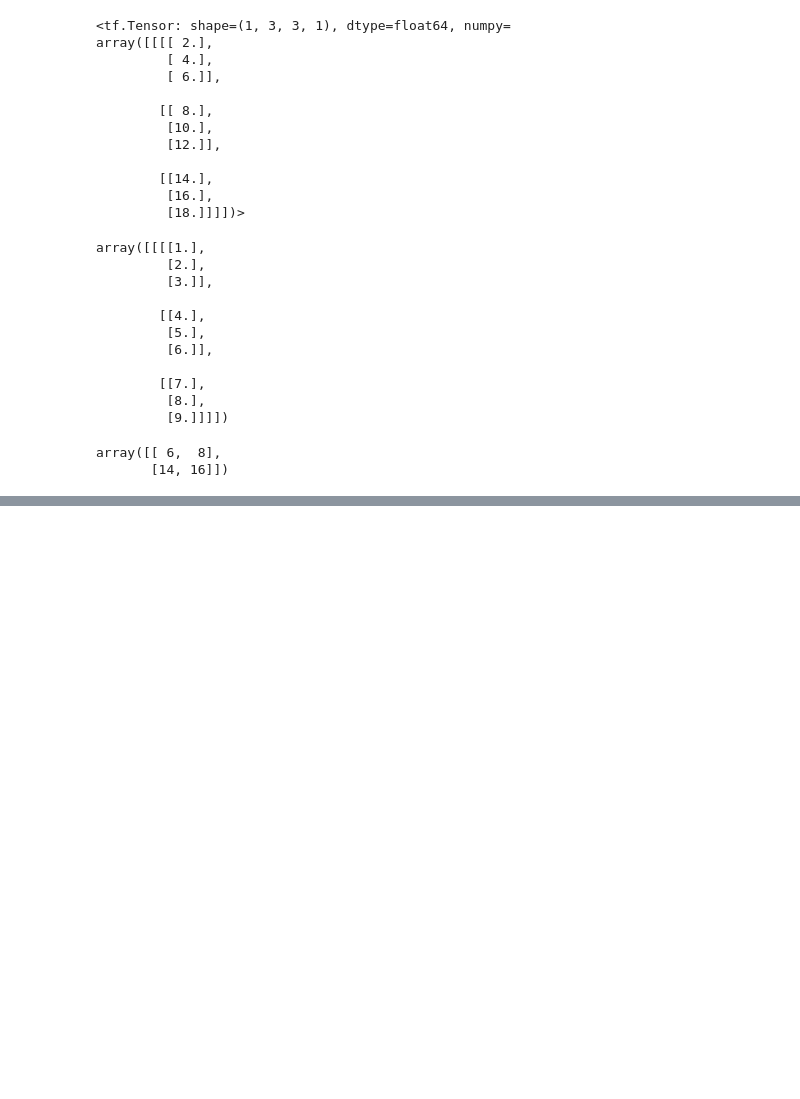
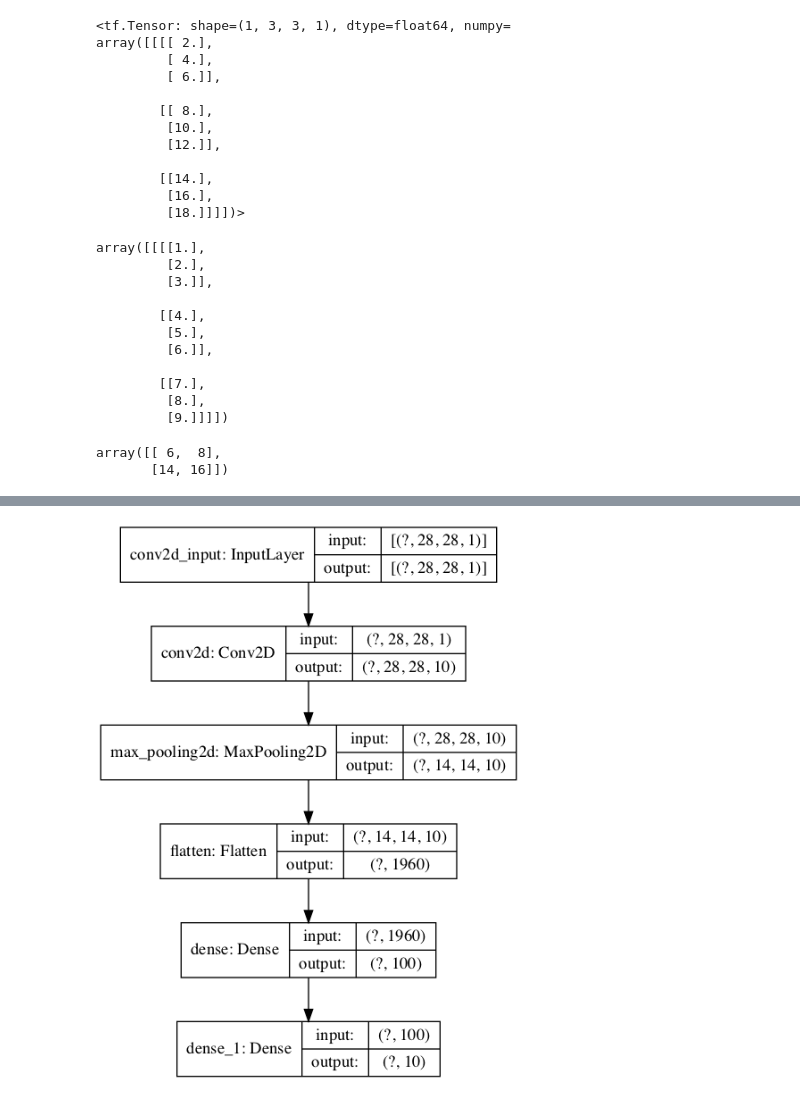
Before and after one commit to kgg6008/TIL, a Jupyter notebook: Introduction to deep learning to learn while coding honestly/convolution neural network.ipynb, the cells around one changed output, grey strips where cells are left out. Saved outputs shown, nothing was run; the diff lists cells and outputs as text; code cells hidden in the pictures; blank space fills up the shorter version.

```diff
--- a/Introduction to deep learning to learn while coding honestly/convolution neural network.ipynb
+++ b/Introduction to deep learning to learn while coding honestly/convolution neural network.ipynb
@@ -106,0 +303,12 @@ array([[ 6,  8],
+# %%
+conv1.add(MaxPooling2D((2,2)))
+# %%
+conv1.add(Flatten())
+# %%
+conv1.add(Dense(100, activation='relu'))
+# %%
+conv1.add(Dense(10, activation='softmax'))
+# %%
+tf.keras.utils.plot_model(conv1, show_shapes=True)
+# %% [output]
+[figure, added]
```
Also changed, not shown: parts of 38 cells of this notebook, 1 other file.
